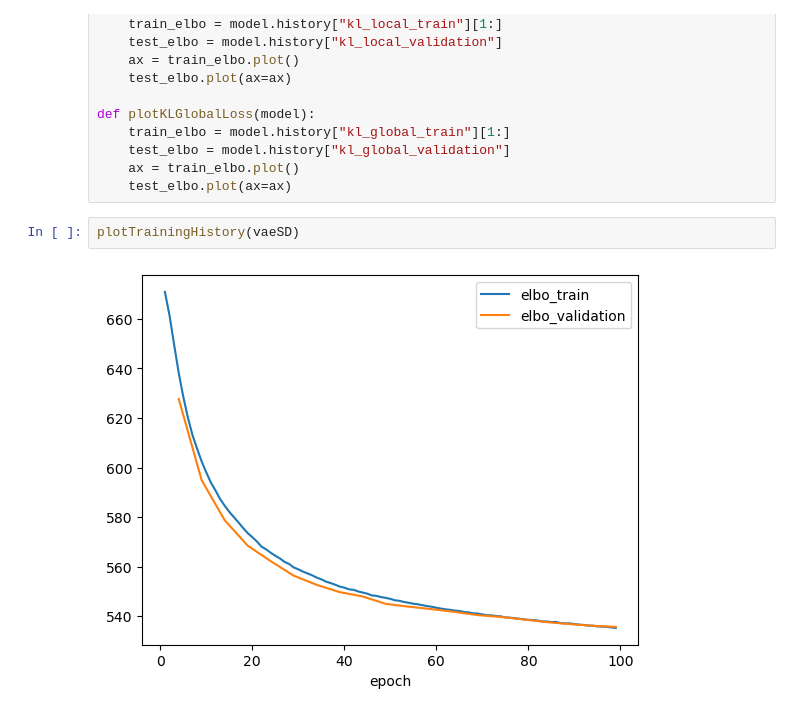
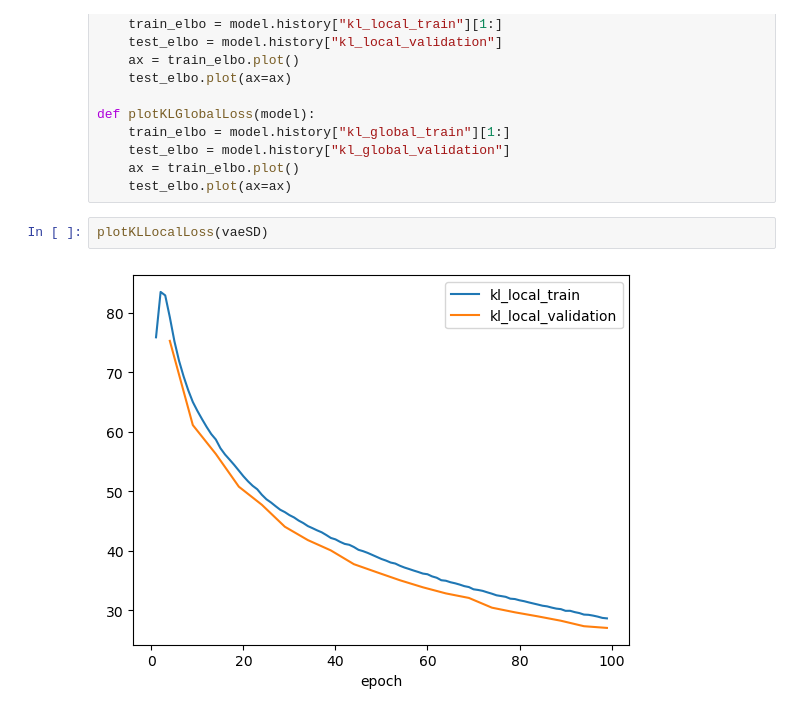
Before and after one commit to LeanderDiazBone/BachelorThesis, a Jupyter notebook: benchmarking.ipynb, the cells around one changed output. Cells and saved outputs as stored; diff of their text form.

```diff
--- a/benchmarking.ipynb
+++ b/benchmarking.ipynb
@@ -210,6 +210,6 @@ def plotKLGlobalLoss(model):
     ax = train_elbo.plot()
     test_elbo.plot(ax=ax)
 # %%
-plotTrainingHistory(vaeSD)
+plotKLLocalLoss(vaeSD)
 # %% [output]
-[figure, old version]
+[figure, new version]
```
Also changed, not shown: parts of 21 cells of this notebook.
